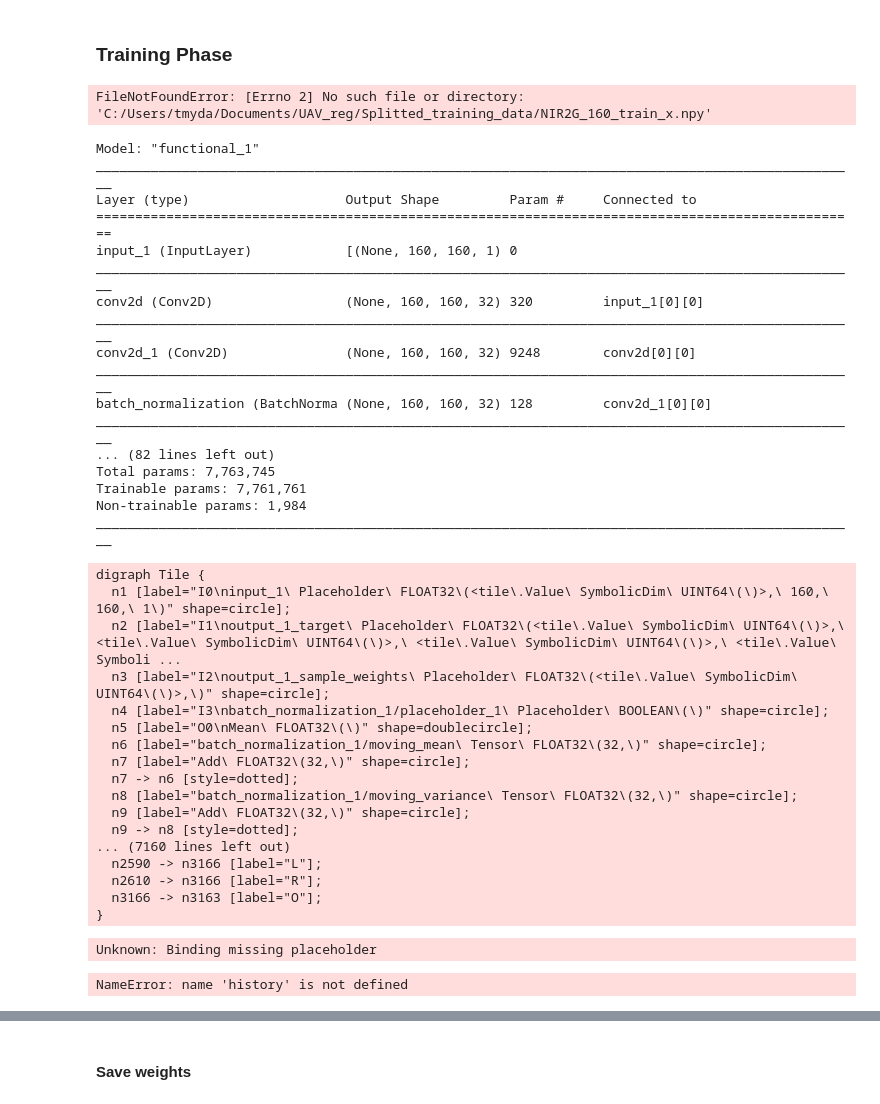
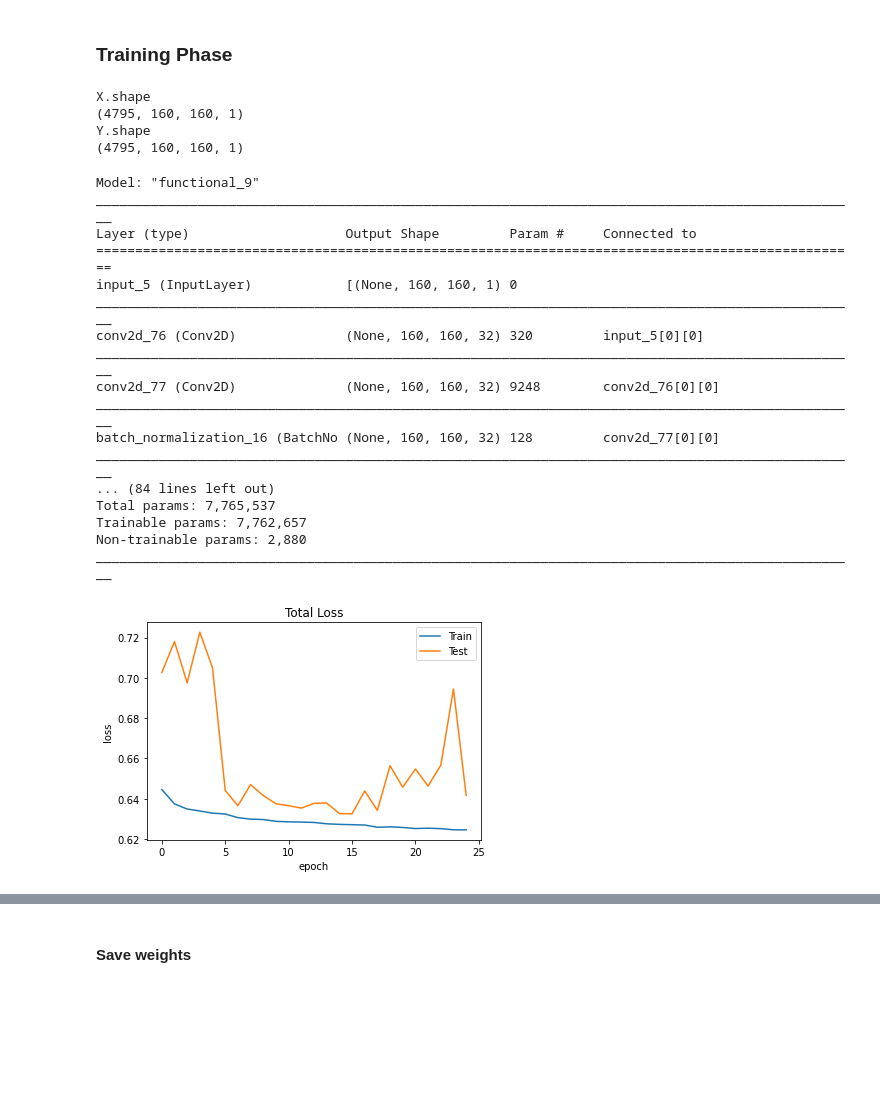
Before and after one commit to tmydali/Spectral_Registration, a Jupyter notebook: GreenGenerator.ipynb, the cells around one changed output, grey strips where cells are left out. Cells and saved outputs as stored; diff of their text form; code cells hidden in the pictures; blank space fills up the shorter version.

```diff
--- a/GreenGenerator.ipynb
+++ b/GreenGenerator.ipynb
@@ -14,68 +14,56 @@ from ImageProcessor import Merge, Split
 # %% [markdown]
 ### Training Phase
 # %%
-train_x = np.load('C:/Users/tmyda/Documents/UAV_reg/Splitted_training_data/NIR2G_160_train_x.npy')
-train_y = np.load('C:/Users/tmyda/Documents/UAV_reg/Splitted_training_data/NIR2G_160_train_y.npy')
+train_x = np.load('../Splitted_training_data/NIR2G_160_train_x.npy')
+train_y = np.load('../Splitted_training_data/NIR2G_160_train_y.npy')
 
 print('X.shape')
 print(train_x.shape)
 print('Y.shape')
 print(train_y.shape)
 # %% [output]
-FileNotFoundError: [Errno 2] No such file or directory: 'C:/Users/tmyda/Documents/UAV_reg/Splitted_training_data/NIR2G_160_train_x.npy'
+X.shape
+(4795, 160, 160, 1)
+Y.shape
+(4795, 160, 160, 1)
 # %%
 #model = GreenUnet160()
-model = GreenUnet160b()
+#model = GreenUnet160b()
+model = GreenUnet160c()
 #model = GreenUnet320()
 model.model().summary()
 # %% [output]
-Model: "functional_1"
+Model: "functional_9"
 __________________________________________________________________________________________________
 Layer (type)                    Output Shape         Param #     Connected to
 ==================================================================================================
-input_1 (InputLayer)            [(None, 160, 160, 1) 0
+input_5 (InputLayer)            [(None, 160, 160, 1) 0
 __________________________________________________________________________________________________
-conv2d (Conv2D)                 (None, 160, 160, 32) 320         input_1[0][0]
+conv2d_76 (Conv2D)              (None, 160, 160, 32) 320         input_5[0][0]
 __________________________________________________________________________________________________
-conv2d_1 (Conv2D)               (None, 160, 160, 32) 9248        conv2d[0][0]
+conv2d_77 (Conv2D)              (None, 160, 160, 32) 9248        conv2d_76[0][0]
 __________________________________________________________________________________________________
-batch_normalization (BatchNorma (None, 160, 160, 32) 128         conv2d_1[0][0]
+batch_normalization_16 (BatchNo (None, 160, 160, 32) 128         conv2d_77[0][0]
 __________________________________________________________________________________________________
-... (82 lines left out)
-Total params: 7,763,745
-Trainable params: 7,761,761
-Non-trainable params: 1,984
+... (84 lines left out)
+Total params: 7,765,537
+Trainable params: 7,762,657
+Non-trainable params: 2,880
 __________________________________________________________________________________________________
 # %%
 opt = tf.keras.optimizers.Adam()
-model.compile(loss='mse', optimizer=opt)
-history = model.fit(train_x, train_y, batch_size=35, epochs=25, validation_split=0.2)
+model.compile(loss='binary_crossentropy', optimizer=opt)
+history = model.fit(train_x, train_y, batch_size=32, epochs=25, validation_split=0.2, initial_epoch=0)
-# %% [output]
-digraph Tile {
-  n1 [label="I0\ninput_1\ Placeholder\ FLOAT32\(<tile\.Value\ SymbolicDim\ UINT64\(\)>,\ 160,\ 160,\ 1\)" shape=circle];
-  n2 [label="I1\noutput_1_target\ Placeholder\ FLOAT32\(<tile\.Value\ SymbolicDim\ UINT64\(\)>,\ <tile\.Value\ SymbolicDim\ UINT64\(\)>,\ <tile\.Value\ SymbolicDim\ UINT64\(\)>,\ <tile\.Value\ Symboli ...
-  n3 [label="I2\noutput_1_sample_weights\ Placeholder\ FLOAT32\(<tile\.Value\ SymbolicDim\ UINT64\(\)>,\)" shape=circle];
-  n4 [label="I3\nbatch_normalization_1/placeholder_1\ Placeholder\ BOOLEAN\(\)" shape=circle];
-  n5 [label="O0\nMean\ FLOAT32\(\)" shape=doublecircle];
-  n6 [label="batch_normalization_1/moving_mean\ Tensor\ FLOAT32\(32,\)" shape=circle];
-  n7 [label="Add\ FLOAT32\(32,\)" shape=circle];
-  n7 -> n6 [style=dotted];
-  n8 [label="batch_normalization_1/moving_variance\ Tensor\ FLOAT32\(32,\)" shape=circle];
-  n9 [label="Add\ FLOAT32\(32,\)" shape=circle];
-  n9 -> n8 [style=dotted];
-... (7160 lines left out)
-  n2590 -> n3166 [label="L"];
-  n2610 -> n3166 [label="R"];
-  n3166 -> n3163 [label="O"];
-}
-Unknown: Binding missing placeholder
 # %%
-plt.plot(history.history['loss'])
-plt.plot(history.history['val_loss'])
-plt.title('Total Loss')
-plt.ylabel('loss')
-plt.xlabel('epoch')
-plt.legend(['train', 'test'])
-plt.show()
+def plotLoss(titles, dataList):
+    for data in dataList:
+        plt.plot(data)
+    plt.title('Total Loss')
+    plt.ylabel('loss')
+    plt.xlabel('epoch')
+    plt.legend(titles)
+    plt.show()
+
+plotLoss(['Train', 'Test'], [history.history['loss'], history.history['val_loss']])
 # %% [output]
-NameError: name 'history' is not defined
+[figure, added]
```
Also changed, not shown: parts of 7 cells of this notebook, 4 other files.
